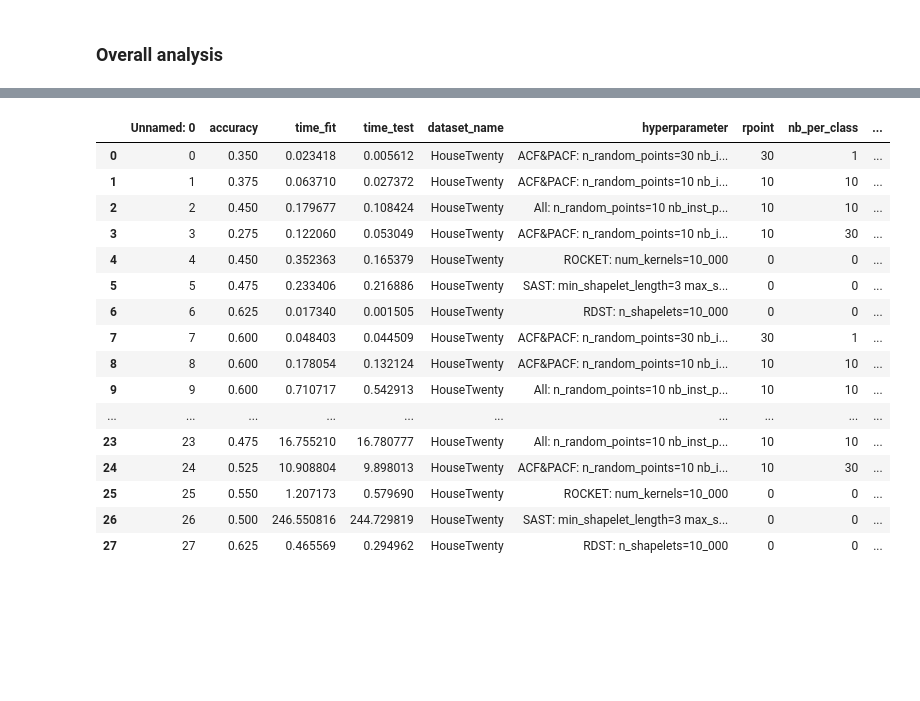
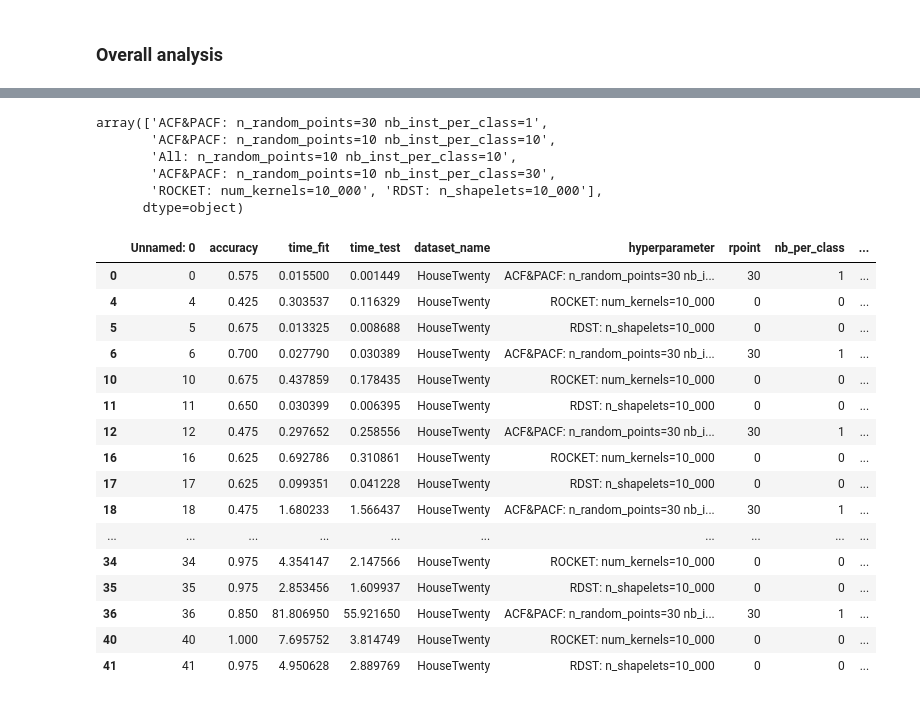
Before and after one commit to nirojasva/random_sast, a Jupyter notebook: ExperimentationRSAST/analysis_rsast_scalability_series_length.ipynb, the cells around one changed output, grey strips where cells are left out. Drawn from its saved outputs; the diff is of its cells as text; code cells hidden in the pictures; blank space fills up the shorter version.

```diff
--- a/ExperimentationRSAST/analysis_rsast_scalability_series_length.ipynb
+++ b/ExperimentationRSAST/analysis_rsast_scalability_series_length.ipynb
@@ -424,25 +424,34 @@ total kernels:203500
 # %%
 df_result=pd.read_csv("results_comparison_accuracy/df_overall_comparison_scalability_series_length.csv")
+df_result["hyperparameter"].unique()
+# %% [output]
+array(['ACF&PACF: n_random_points=30 nb_inst_per_class=1',
+       'ACF&PACF: n_random_points=10 nb_inst_per_class=10',
+       'All: n_random_points=10 nb_inst_per_class=10',
+       'ACF&PACF: n_random_points=10 nb_inst_per_class=30',
+       'ROCKET: num_kernels=10_000', 'RDST: n_shapelets=10_000'],
+      dtype=object)
-# %%
-df_result
-# %% [output]
-|  | Unnamed: 0 | accuracy | time_fit | time_test | dataset_name | hyperparameter | rpoint | nb_per_class | ... |
-| 0 | 0 | 0.350 | 0.023418 | 0.005612 | HouseTwenty | ACF&PACF: n_random_points=30 nb_i... | 30 | 1 | ... |
-| 1 | 1 | 0.375 | 0.063710 | 0.027372 | HouseTwenty | ACF&PACF: n_random_points=10 nb_i... | 10 | 10 | ... |
-| 2 | 2 | 0.450 | 0.179677 | 0.108424 | HouseTwenty | All: n_random_points=10 nb_inst_p... | 10 | 10 | ... |
-| 3 | 3 | 0.275 | 0.122060 | 0.053049 | HouseTwenty | ACF&PACF: n_random_points=10 nb_i... | 10 | 30 | ... |
-| 4 | 4 | 0.450 | 0.352363 | 0.165379 | HouseTwenty | ROCKET: num_kernels=10_000 | 0 | 0 | ... |
-| 5 | 5 | 0.475 | 0.233406 | 0.216886 | HouseTwenty | SAST: min_shapelet_length=3 max_s... | 0 | 0 | ... |
-| 6 | 6 | 0.625 | 0.017340 | 0.001505 | HouseTwenty | RDST: n_shapelets=10_000 | 0 | 0 | ... |
-| 7 | 7 | 0.600 | 0.048403 | 0.044509 | HouseTwenty | ACF&PACF: n_random_points=30 nb_i... | 30 | 1 | ... |
-| 8 | 8 | 0.600 | 0.178054 | 0.132124 | HouseTwenty | ACF&PACF: n_random_points=10 nb_i... | 10 | 10 | ... |
-| 9 | 9 | 0.600 | 0.710717 | 0.542913 | HouseTwenty | All: n_random_points=10 nb_inst_p... | 10 | 10 | ... |
-| ... | ... | ... | ... | ... | ... | ... | ... | ... | ... |
-| 23 | 23 | 0.475 | 16.755210 | 16.780777 | HouseTwenty | All: n_random_points=10 nb_inst_p... | 10 | 10 | ... |
-| 24 | 24 | 0.525 | 10.908804 | 9.898013 | HouseTwenty | ACF&PACF: n_random_points=10 nb_i... | 10 | 30 | ... |
-| 25 | 25 | 0.550 | 1.207173 | 0.579690 | HouseTwenty | ROCKET: num_kernels=10_000 | 0 | 0 | ... |
-| 26 | 26 | 0.500 | 246.550816 | 244.729819 | HouseTwenty | SAST: min_shapelet_length=3 max_s... | 0 | 0 | ... |
-| 27 | 27 | 0.625 | 0.465569 | 0.294962 | HouseTwenty | RDST: n_shapelets=10_000 | 0 | 0 | ... |
+# %%
+df_result=df_result[df_result["hyperparameter"].isin(["RDST: n_shapelets=10_000","ACF&PACF: n_random_points=30 nb_inst_per_class=1","ROCKET: num_kernels=10_000"])]
+df_result
+# %% [output]
+|  | Unnamed: 0 | accuracy | time_fit | time_test | dataset_name | hyperparameter | rpoint | nb_per_class | ... |
+| 0 | 0 | 0.575 | 0.015500 | 0.001449 | HouseTwenty | ACF&PACF: n_random_points=30 nb_i... | 30 | 1 | ... |
+| 4 | 4 | 0.425 | 0.303537 | 0.116329 | HouseTwenty | ROCKET: num_kernels=10_000 | 0 | 0 | ... |
+| 5 | 5 | 0.675 | 0.013325 | 0.008688 | HouseTwenty | RDST: n_shapelets=10_000 | 0 | 0 | ... |
+| 6 | 6 | 0.700 | 0.027790 | 0.030389 | HouseTwenty | ACF&PACF: n_random_points=30 nb_i... | 30 | 1 | ... |
+| 10 | 10 | 0.675 | 0.437859 | 0.178435 | HouseTwenty | ROCKET: num_kernels=10_000 | 0 | 0 | ... |
+| 11 | 11 | 0.650 | 0.030399 | 0.006395 | HouseTwenty | RDST: n_shapelets=10_000 | 0 | 0 | ... |
+| 12 | 12 | 0.475 | 0.297652 | 0.258556 | HouseTwenty | ACF&PACF: n_random_points=30 nb_i... | 30 | 1 | ... |
+| 16 | 16 | 0.625 | 0.692786 | 0.310861 | HouseTwenty | ROCKET: num_kernels=10_000 | 0 | 0 | ... |
+| 17 | 17 | 0.625 | 0.099351 | 0.041228 | HouseTwenty | RDST: n_shapelets=10_000 | 0 | 0 | ... |
+| 18 | 18 | 0.475 | 1.680233 | 1.566437 | HouseTwenty | ACF&PACF: n_random_points=30 nb_i... | 30 | 1 | ... |
+| ... | ... | ... | ... | ... | ... | ... | ... | ... | ... |
+| 34 | 34 | 0.975 | 4.354147 | 2.147566 | HouseTwenty | ROCKET: num_kernels=10_000 | 0 | 0 | ... |
+| 35 | 35 | 0.975 | 2.853456 | 1.609937 | HouseTwenty | RDST: n_shapelets=10_000 | 0 | 0 | ... |
+| 36 | 36 | 0.850 | 81.806950 | 55.921650 | HouseTwenty | ACF&PACF: n_random_points=30 nb_i... | 30 | 1 | ... |
+| 40 | 40 | 1.000 | 7.695752 | 3.814749 | HouseTwenty | ROCKET: num_kernels=10_000 | 0 | 0 | ... |
+| 41 | 41 | 0.975 | 4.950628 | 2.889769 | HouseTwenty | RDST: n_shapelets=10_000 | 0 | 0 | ... |
 # %%
 
 df_result["log_series_length"]=np.log2(df_result["series_length"])
```
Also changed, not shown: parts of 2 cells of this notebook, 1 other file.
